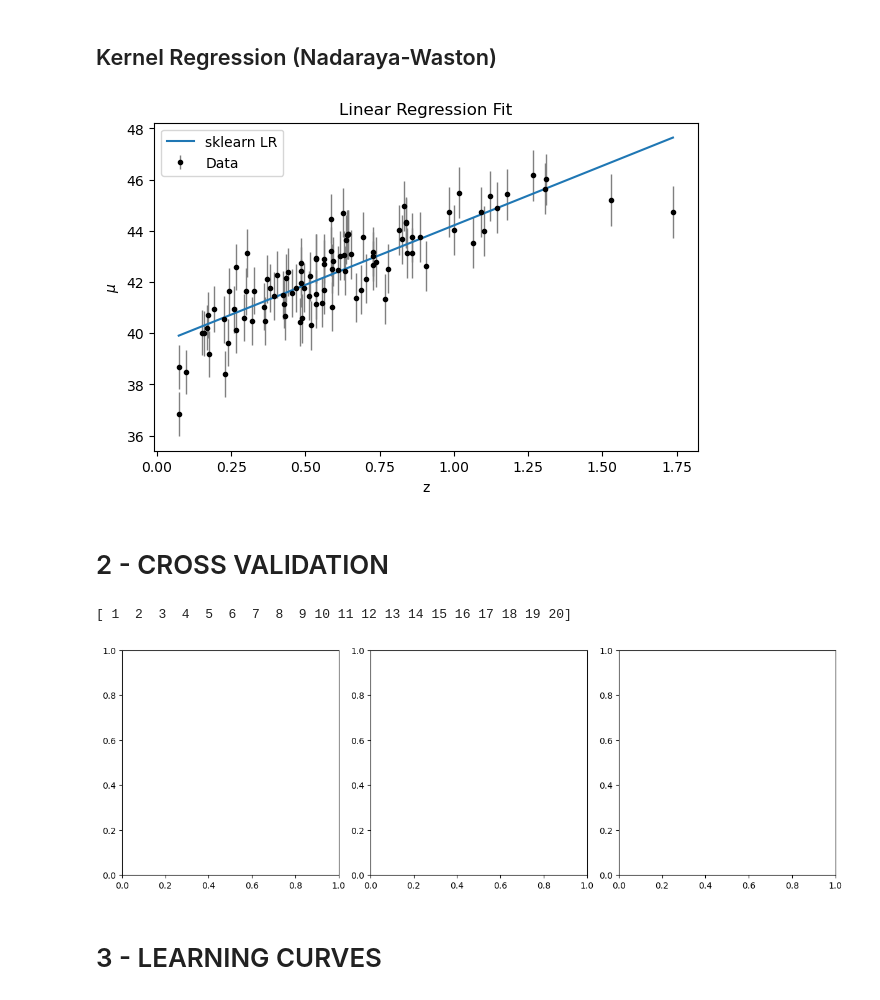
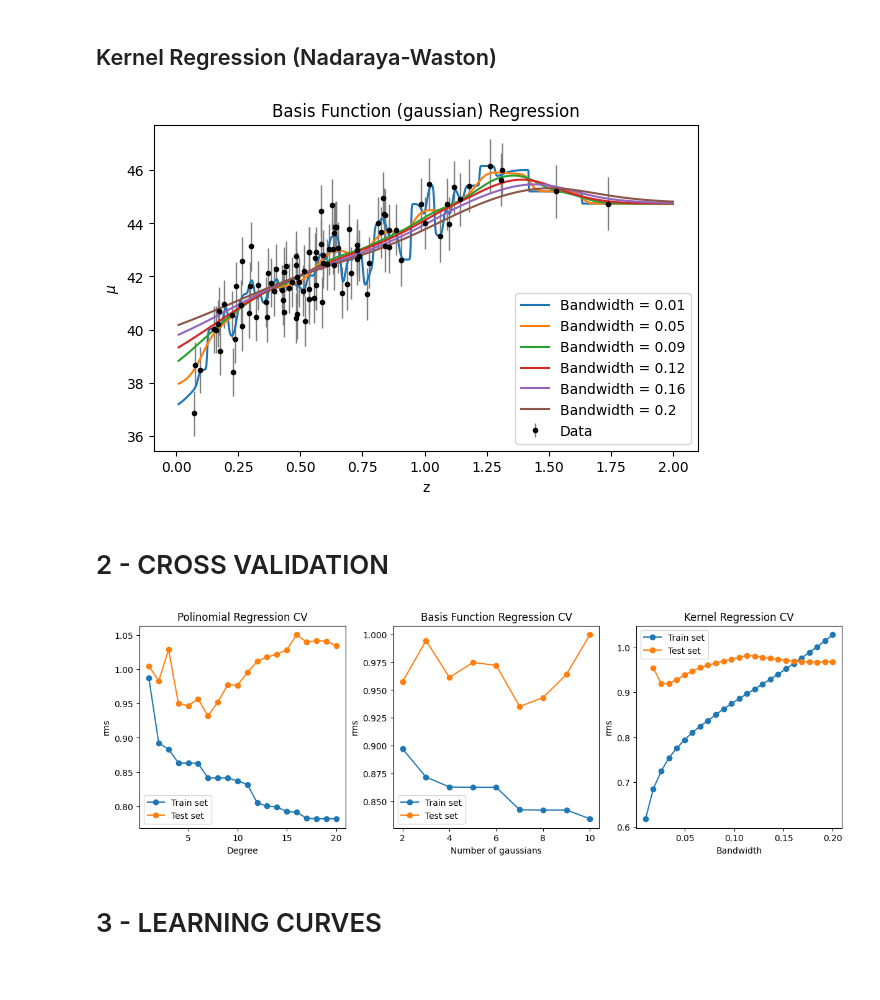
Before and after one commit to RoccoGiugni/ASML-24-25, a Jupyter notebook: L17/L17.ipynb, the cells around one changed output. Cells and saved outputs as stored; diff of their text form; code cells hidden in the pictures.

```diff
--- a/L17/L17.ipynb
+++ b/L17/L17.ipynb
@@ -97,16 +128,19 @@ fig, ax = plt.subplots(1, 1, figsize=(6, 4), sharey=True, layout='constrained')
 
 ax.errorbar(z_sample, mu_sample, dmu, fmt='.k', ecolor='gray', lw=1, label='Data')
 
-degree = [2, 3, 4, 5, 10, 15]
+degree = [2, 3, 4, 5, 10, 15] # degree of the polynomials
 
 for n in degree:
-    pr = PolinomialRegression(n)
+    pr = PolynomialRegression(n)
     pr.fit(X, y, dy)
     y_pred = pr.predict(X_pred)
     ax.plot(X_pred, y_pred, label=f'n = {n}')
 
+ax.set_xlim(0, 2)
+ax.set_ylim(35, 48)
+
 ax.set_title('Polinomial Regression')
 ax.set_xlabel('z')
 ax.set_ylabel(r'$\mu$')
-ax.legend();
+ax.legend('lower right');
 # %% [output]
@@ -118,10 +152,10 @@ fig, ax = plt.subplots(1, 1, figsize=(6, 4), layout='constrained')
 
 ax.errorbar(z_sample, mu_sample, dmu, fmt='.k', ecolor='gray', lw=1, label='Data')
 
-gaussian = [2, 3, 4, 5, 10, 15]
+gaussian = [2, 3, 4, 5, 10, 15] # number of gaussians
 
 for n in gaussian:
-    m = np.linspace(z_range[0], z_range[1], n)
+    m = np.linspace(z_range[0], z_range[1], n)[:, None]
     s = m[1] - m[0]
 
     bfr = BasisFunctionRegression('gaussian', mu=m, sigma=s)
@@ -129,8 +163,11 @@ for n in gaussian:
     y_pred = bfr.predict(X_pred)
     ax.plot(X_pred, y_pred, label=f'n = {n}')
 
+ax.set_xlim(0, 2)
+ax.set_ylim(35, 48)
+
 ax.set_title('Basis Function (gaussian) Regression')
 ax.set_xlabel('z')
 ax.set_ylabel(r'$\mu$')
-ax.legend();
+ax.legend('lower right');
 # %% [output]
@@ -150,12 +187,15 @@ for bw in bandwidth:
     y_pred = kr.predict(X_pred)
     ax.plot(X_pred, y_pred, label=f'Bandwidth = {bw}')
 
+ax.set_xlim(0, 2)
+ax.set_ylim(35, 48)
+
 ax.set_title('Basis Function (gaussian) Regression')
 ax.set_xlabel('z')
 ax.set_ylabel(r'$\mu$')
 ax.legend();
 # %% [output]
-[figure, old version]
+[figure, new version]
 # %% [markdown]
 # 2 - CROSS VALIDATION
 # %%
@@ -178,48 +218,61 @@ def cv_err(X, y, dy, regressor, K=5):
 # %%
 fig, (ax, bx, cx) = plt.subplots(1, 3, figsize=(12, 4), layout='constrained')
 
-degree, gaussian, bandwidth = np.arange(20) + 1, np.arange(20) + 1, np.linspace(.01, .2, 25)
+degree, gaussian, bandwidth = np.arange(20) + 1, np.arange(1, 10) + 1, np.linspace(.01, .2, 25)
 
-# -- Polinomial Regression
+# -- Polynomial Regression
 
-for n in degree:
-    trn_err, tst_err = cv_err(X, y, dy, PolinomialRegression(n))
-    ax.errorbar(n, np.median(trn_err), astroMLstats.sigmaG(trn_err), label='Train set')
-    ax.errorbar(n, np.median(tst_err), astroMLstats.sigmaG(tst_err), label='Test set')
+trn_err, tst_err = np.empty(len(degree)), np.empty(len(degree))
+for i, n in enumerate(degree):
+    trn, tst = cv_err(X, y, dy, PolynomialRegression(n))
+    trn_err[i] = np.median(trn)
+    tst_err[i] = np.median(tst)
+
+ax.plot(degree, trn_err, 'o-', label='Train set')
+ax.plot(degree, tst_err, 'o-', label='Test set')
 
 ax.set_title('Polinomial Regression CV')
 ax.set_xlabel('Degree')
 ax.set_ylabel('rms')
 ax.legend()
 
 # -- Basis Function Regression
 
-for n in gaussian:
-    m = np.linspace(z_range[0], z_range[1], n)
+trn_err, tst_err = np.empty(len(gaussian)), np.empty(len(gaussian))
+for i, n in enumerate(gaussian):
+    m = np.linspace(z_range[0], z_range[1], n)[:, None]
     s = m[1] - m[0]
 
-    trn_err, tst_err = cv_err(X, y, dy, BasisFunctionRegression('gaussian', mu=m, sigma=s))
-    bx.errorbar(n, np.median(trn_err), astroMLstats.sigmaG(trn_err), label='Train set')
-    bx.errorbar(n, np.median(tst_err), astroMLstats.sigmaG(tst_err), label='Test set')
+    trn, tst = cv_err(X, y, dy, BasisFunctionRegression('gaussian', mu=m, sigma=s))
+    trn_err[i] = np.median(trn)
+    tst_err[i] = np.median(tst)
+
+bx.plot(gaussian, trn_err, 'o-', label='Train set')
+bx.plot(gaussian, tst_err, 'o-', label='Test set')
+
+#bx.set_ylim(0, 20)
 
 bx.set_title('Basis Function Regression CV')
 bx.set_xlabel('Number of gaussians')
 bx.set_ylabel('rms')
 bx.legend()
 
 # -- Kernel Regression (Nadaraya-Waston)
 
-for bw in bandwidth:
-    trn_err, tst_err = cv_err(X, y, dy, NadarayaWatson('gaussian', bw))
-    cx.errorbar(n, np.median(trn_err), astroMLstats.sigmaG(trn_err), label='Train set')
-    cx.errorbar(n, np.median(tst_err), astroMLstats.sigmaG(tst_err), label='Test set')
+trn_err, tst_err = np.empty(len(bandwidth)), np.empty(len(bandwidth))
+for i, bw in enumerate(bandwidth):
+    trn, tst = cv_err(X, y, dy, NadarayaWatson('gaussian', bw))
+    trn_err[i] = np.median(trn)
+    tst_err[i] = np.median(tst)
+
+cx.plot(bandwidth, trn_err, 'o-', label='Train set')
+cx.plot(bandwidth, tst_err, 'o-', label='Test set')
 
 cx.set_title('Kernel Regression CV')
 cx.set_xlabel('Bandwidth')
 cx.set_ylabel('rms')
-cx.legend()
+cx.legend();
 # %% [output]
-[ 1  2  3  4  5  6  7  8  9 10 11 12 13 14 15 16 17 18 19 20]
-[figure, old version]
+[figure, new version]
 # %% [markdown]
 # 3 - LEARNING CURVES
```
Also changed, not shown: parts of 33 cells of this notebook.
